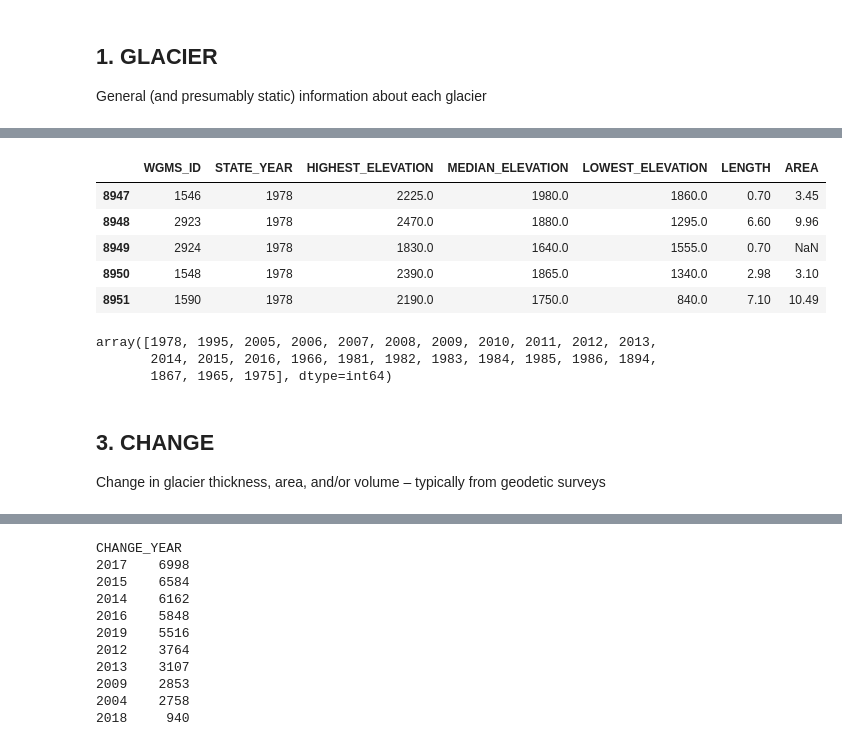
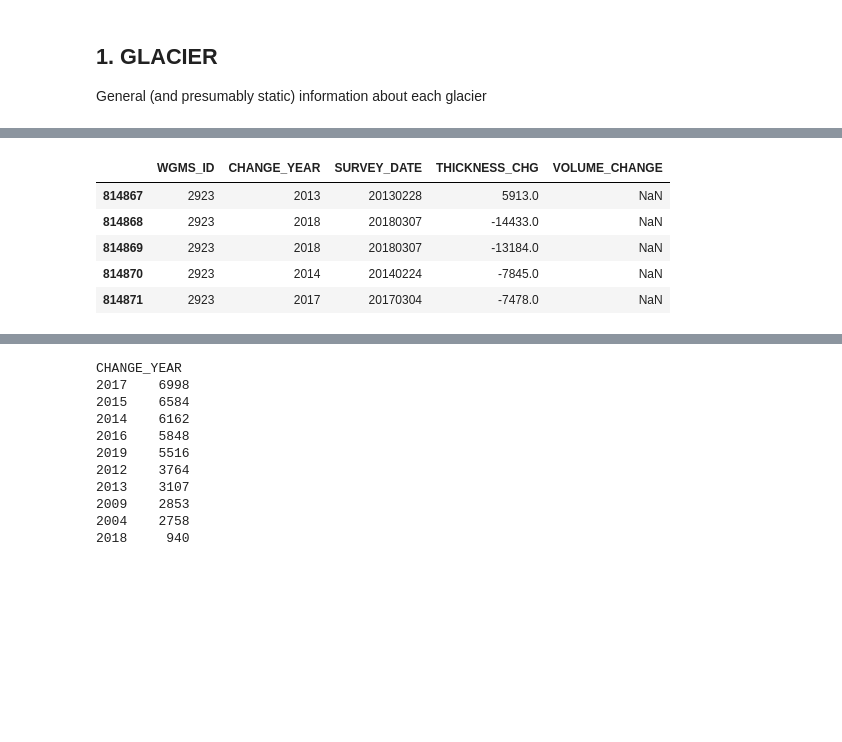
Before and after one commit to zachho9/Glacier-Retreat-Bio, a Jupyter notebook: data_clean_wgms.ipynb, the cells around one changed output, grey strips where cells are left out. Drawn from its saved outputs; the diff is of its cells as text; code cells hidden in the pictures; blank space fills up the shorter version.

```diff
--- a/data_clean_wgms.ipynb
+++ b/data_clean_wgms.ipynb
@@ -47,28 +43,32 @@ Glacier length, area, and elevation range
 # %%
-state = pd.read_csv("data/wgms/state.csv")
+change = pd.read_csv("data/wgms/change.csv")
 
-state_nz = state[state["POLITICAL_UNIT"] == "NZ"]
+change_nz = change[change["POLITICAL_UNIT"] == "NZ"]
 
-state_nz_drop = state_nz.drop(["NAME", "SURVEY_DATE", "ELEVATION_UNC",
-                               "LENGTH_UNC", "AREA_UNC", "SURVEY_PLATFORM_METHOD",
-                               "INVESTIGATOR", "SPONS_AGENCY", "REFERENCE",
-                               "REMARKS", "POLITICAL_UNIT"], axis=1)
-state_nz_drop.rename(columns = {'YEAR':'STATE_YEAR'}, inplace = True)
-
-state_nz_drop.head()
+change_nz_drop = change_nz.drop(["POLITICAL_UNIT",
+                                 "NAME",
+                                 "SURVEY_ID",
+                                 # "SURVEY_DATE",
+                                 "REFERENCE_DATE",
+                                 "LOWER_BOUND",
+                                 "UPPER_BOUND",
+                                 "AREA_CHANGE",  # all NaN
+                                 "AREA_CHANGE_UNC",
+                                 "AREA_SURVEY_YEAR",
+                                 "THICKNESS_CHG_UNC",
+                                 "VOLUME_CHANGE_UNC",
+                                 "SD_PLATFORM_METHOD",
+                                 "RD_PLATFORM_METHOD",
+                                 "INVESTIGATOR",
+                                 "SPONS_AGENCY",
+                                 "REFERENCE",
+                                 "REMARKS"], axis=1)
+change_nz_drop.rename(columns = {'YEAR':'CHANGE_YEAR'}, inplace = True)
+change_nz_drop.head()
 # %% [output]
-|  | WGMS_ID | STATE_YEAR | HIGHEST_ELEVATION | MEDIAN_ELEVATION | LOWEST_ELEVATION | LENGTH | AREA |
-| 8947 | 1546 | 1978 | 2225.0 | 1980.0 | 1860.0 | 0.70 | 3.45 |
-| 8948 | 2923 | 1978 | 2470.0 | 1880.0 | 1295.0 | 6.60 | 9.96 |
-| 8949 | 2924 | 1978 | 1830.0 | 1640.0 | 1555.0 | 0.70 | NaN |
-| 8950 | 1548 | 1978 | 2390.0 | 1865.0 | 1340.0 | 2.98 | 3.10 |
-| 8951 | 1590 | 1978 | 2190.0 | 1750.0 | 840.0 | 7.10 | 10.49 |
+|  | WGMS_ID | CHANGE_YEAR | SURVEY_DATE | THICKNESS_CHG | VOLUME_CHANGE |
+| 814867 | 2923 | 2013 | 20130228 | 5913.0 | NaN |
+| 814868 | 2923 | 2018 | 20180307 | -14433.0 | NaN |
+| 814869 | 2923 | 2018 | 20180307 | -13184.0 | NaN |
+| 814870 | 2923 | 2014 | 20140224 | -7845.0 | NaN |
+| 814871 | 2923 | 2017 | 20170304 | -7478.0 | NaN |
-# %%
-state_nz_drop["STATE_YEAR"].unique()
-# %% [output]
-array([1978, 1995, 2005, 2006, 2007, 2008, 2009, 2010, 2011, 2012, 2013,
-       2014, 2015, 2016, 1966, 1981, 1982, 1983, 1984, 1985, 1986, 1894,
-       1867, 1965, 1975], dtype=int64)
-# %% [markdown]
-## 3. CHANGE
-Change in glacier thickness, area, and/or volume – typically from geodetic surveys
```
Also changed, not shown: parts of 77 cells of this notebook, 1 other file.
